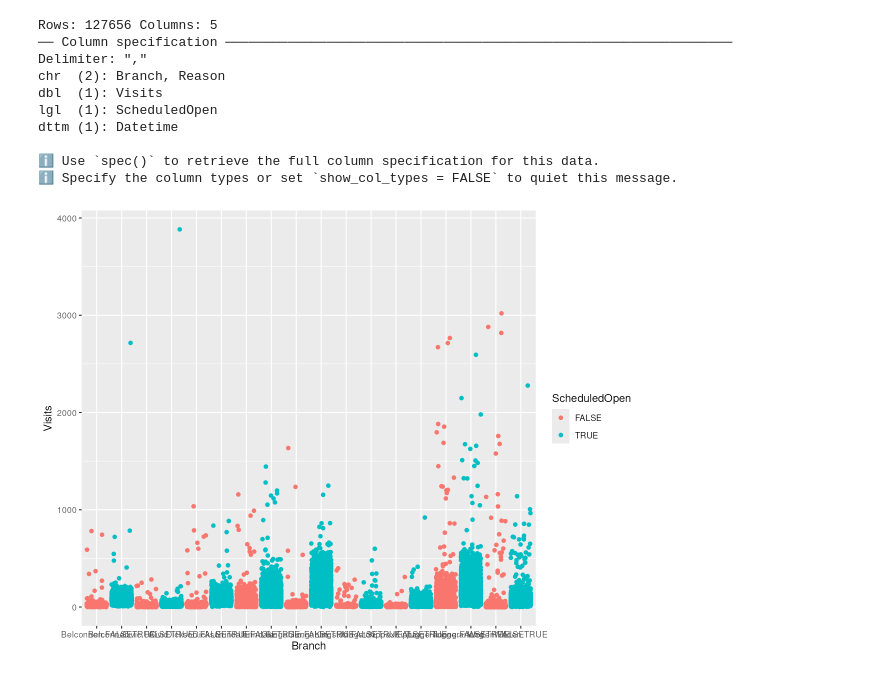
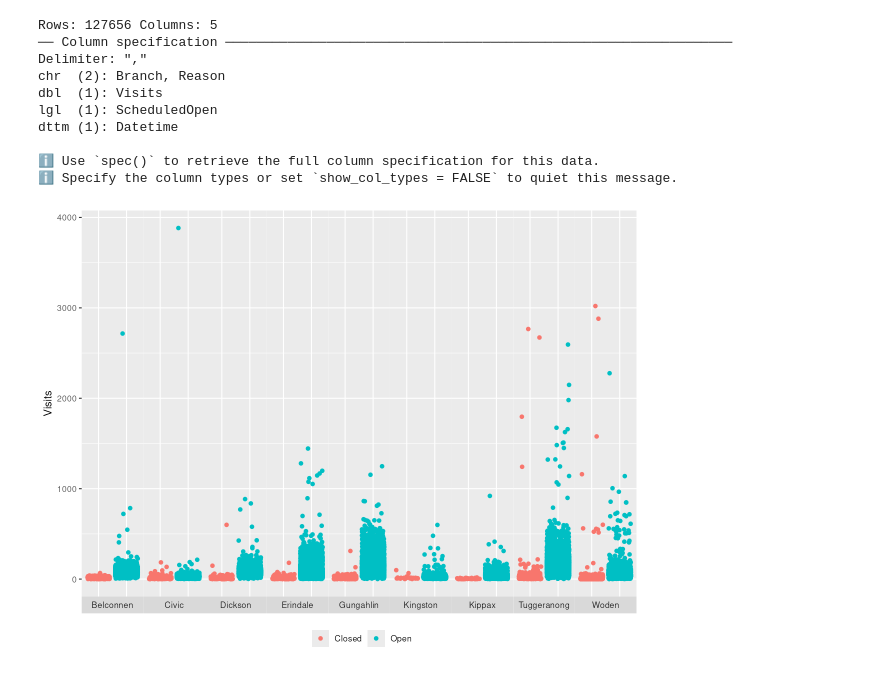
Before and after one commit to ideabucket/Libraries-ACT-visits, a Jupyter notebook: data_quality.ipynb, the cells around one changed output. Drawn from its saved outputs; the diff is of its cells as text; code cells hidden in the pictures.

```diff
--- a/data_quality.ipynb
+++ b/data_quality.ipynb
@@ -15,19 +15,33 @@ dttm (1): Datetime
 ℹ Specify the column types or set `show_col_types = FALSE` to quiet this message.
 # %%
 visit_data |>
-  filter(Visits > 0) |>
-  mutate(BranchFacets = interaction(Branch, ScheduledOpen, lex.order = TRUE)) |>
+  filter(Visits > 0 & format(Datetime, "%H") != "09") |>
   ggplot(
     aes(
       y = Visits,
-      x = BranchFacets,
+      x = ScheduledOpen,
       colour = ScheduledOpen
     )
   ) +
-    geom_point(position = "jitter") +
-    labs(x = "Branch")
+  geom_point(position = position_jitter(height = 0)) +
+  facet_grid(. ~ Branch, switch = "x") +
+  scale_y_continuous() +
+  scale_colour_discrete(
+    name = "",
+    labels = c(
+      `FALSE` = "Closed",
+      `TRUE` = "Open"
+    )
+  ) +
+  theme(
+    panel.spacing = unit(0, "pt"),
+    axis.title.x = element_blank(),
+    axis.text.x = element_blank(),
+    axis.ticks.x = element_blank()
+  ) +
+    guides(colour = guide_legend(position = "bottom"))
 # %% [output]
-[figure, old version]
+[figure, new version]
 # %%
 visit_data |>
   filter(Visits > 0 & format(Datetime, "%H") != "09") |>
```
Also changed, not shown: parts of 2 cells of this notebook.
